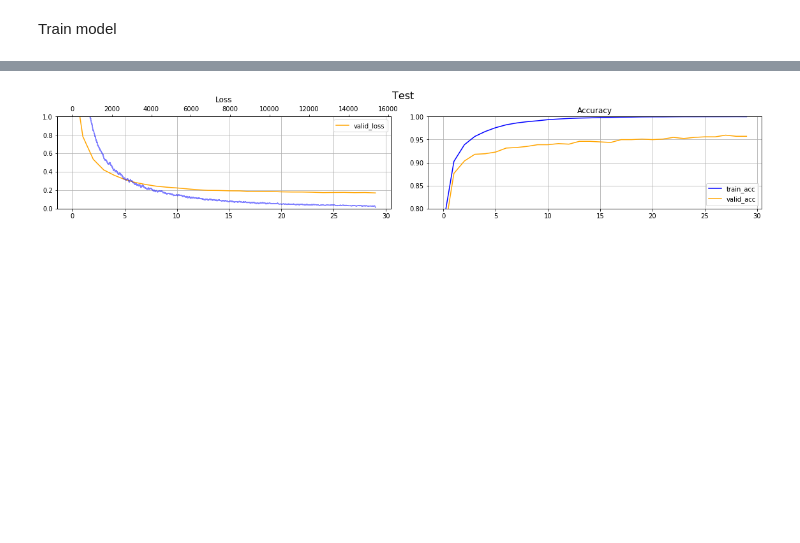
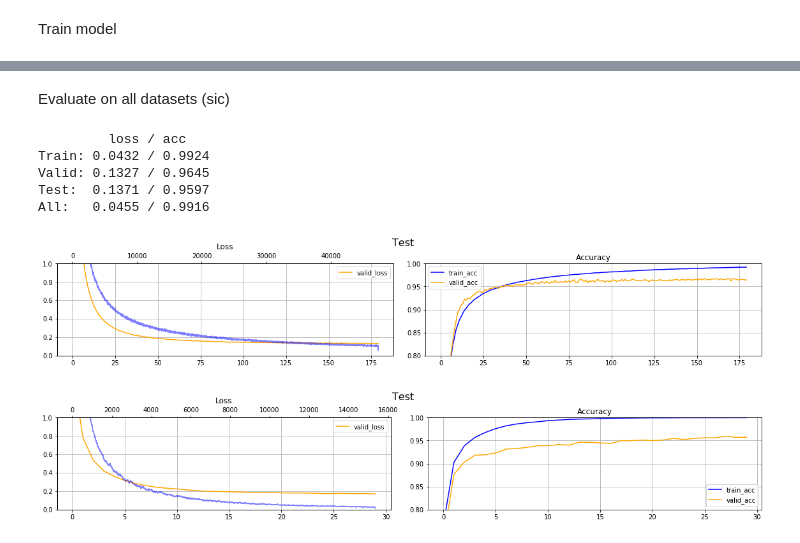
Before and after one commit to marcinbogdanski/ai-sketchpad, a Jupyter notebook: PyTorchNN/1450_DenseNet121_Transfer_2.ipynb, the cells around one changed output, grey strips where cells are left out. Saved outputs shown, nothing was run; the diff lists cells and outputs as text; code cells hidden in the pictures; blank space fills up the shorter version.

Commit message:
Add all eval to DenseNet

```diff
--- a/PyTorchNN/1450_DenseNet121_Transfer_2.ipynb
+++ b/PyTorchNN/1450_DenseNet121_Transfer_2.ipynb
@@ -364,3 +377,41 @@ Total train time  15.87s
+# %% [markdown]
+Evaluate on all datasets (sic)
+# %%
+### Evaluate ###
+model.eval()
+with torch.no_grad():
+
+    # Eval on train set
+    outputs = model(x_train)                                   # pass-in whole train dataset at once
+    train_loss = criterion(outputs, y_train).item()
+    train_acc = accuracy(outputs, y_train).item()
+
+    # Eval on valid set
+    outputs = model(x_valid)
+    valid_loss = criterion(outputs, y_valid).item()
+    valid_acc = accuracy(outputs, y_valid).item()
+
+    # Eval on valid set
+    outputs = model(x_test)
+    test_loss = criterion(outputs, y_test).item()
+    test_acc = accuracy(outputs, y_test).item()
+
+all_loss = train_loss*len(x_train) + valid_loss*len(x_valid) + test_loss*len(x_test)
+all_loss /= len(x_train)+len(x_valid)+len(x_test)
+all_acc = train_acc*len(x_train) + valid_acc*len(x_valid) + test_acc*len(x_test)
+all_acc /= len(x_train)+len(x_valid)+len(x_test)
+
+print( '         loss / acc')
+print(f'Train: {train_loss:6.4f} / {train_acc:4.4f}')
+print(f'Valid: {valid_loss:6.4f} / {valid_acc:4.4f}')
+print(f'Test:  {test_loss:6.4f} / {test_acc:4.4f}')
+print(f'All:   {all_loss:6.4f} / {all_acc:4.4f}')
+# %% [output]
+         loss / acc
+Train: 0.0432 / 0.9924
+Valid: 0.1327 / 0.9645
+Test:  0.1371 / 0.9597
+All:   0.0455 / 0.9916
 # %%
 def pretty_plot(ax, data, label, color, alpha):
     def smooth(y, n):
@@ -385,6 +436,10 @@ def plot_hist(hist, title):
     ax2.set_title('Accuracy'); ax2.legend(); ax2.grid(); ax2.set_ylim([.8, 1]);
 
     plt.tight_layout()
+# %%
+plot_hist(hist, title='Test')
+# %% [output]
+[figure, added]
 # %%
 plot_hist(hist, title='Test')
 # %% [output]
```
Also changed, not shown: parts of 15 cells of this notebook.
